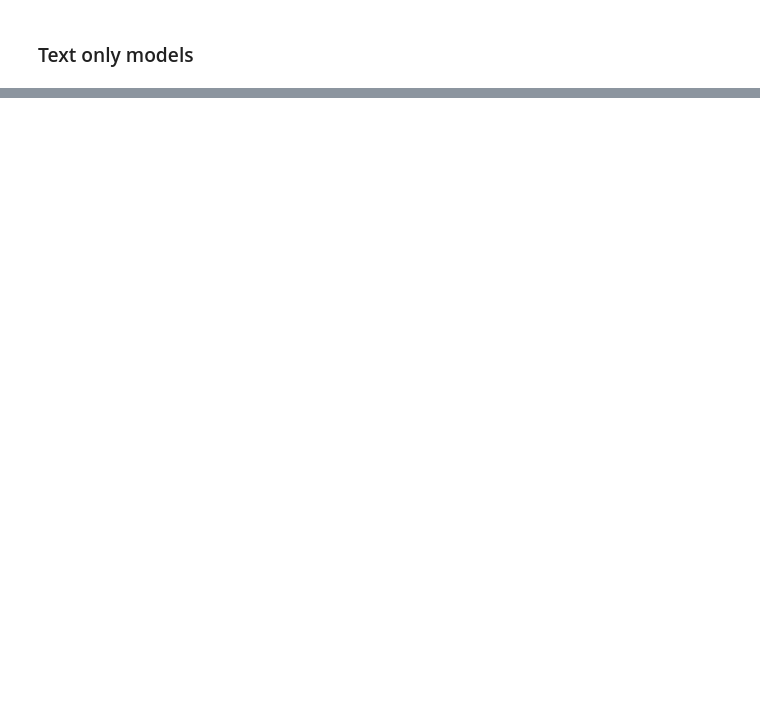
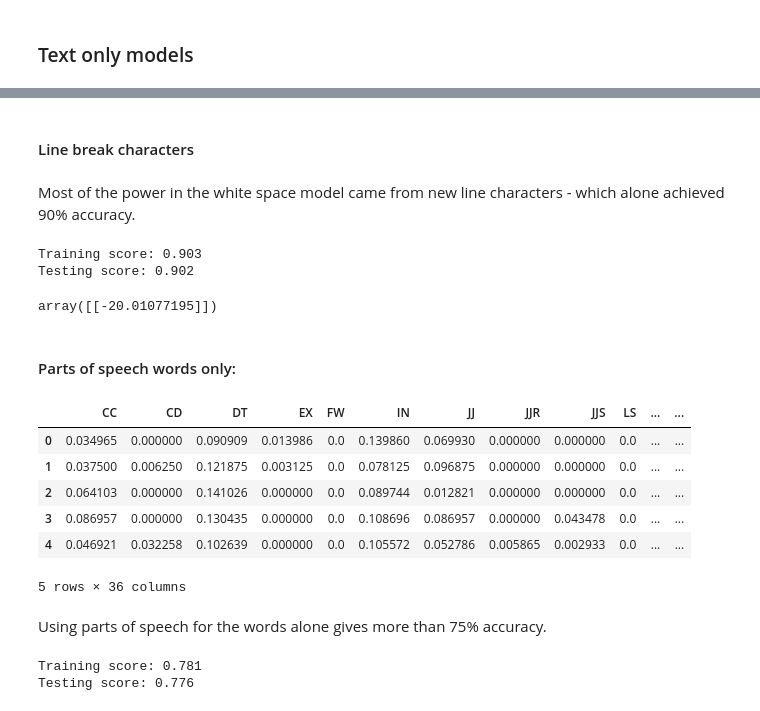
Before and after one commit to stevenlw-porpoise/Reddit-NLP-Classifier, a Jupyter notebook: model.ipynb, the cells around one changed output, grey strips where cells are left out. Drawn from its saved outputs; the diff is of its cells as text; code cells hidden in the pictures; blank space fills up the shorter version.

```diff
--- a/model.ipynb
+++ b/model.ipynb
@@ -194,0 +484,3 @@ New feature ideas
+# %%
+X = df.drop(columns = ['title', 'text', 'auth', 'time', 'subreddit'])
+y = df['subreddit']
@@ -194,0 +516,39 @@ New feature ideas
+# %% [markdown]
+#### Line break characters
+# %% [markdown]
+Most of the power in the white space model came from new line characters - which alone achieved 90% accuracy.
+# %%
+X_lb = X[['new_line_chars']]
+X_lb_train, X_lb_test, y_train, y_test = train_test_split(X_lb, y)
+
+lb_model = LogisticRegression(solver = 'saga', max_iter = 1_000, penalty='none')
+run_model(lb_model, X_lb_train, X_lb_test, y_train, y_test)
+# %% [output]
+Training score: 0.903
+Testing score: 0.902
+# %%
+lb_model.coef_
+# %% [output]
+array([[-20.01077195]])
+# %% [markdown]
+#### Parts of speech words only:
+# %%
+X_pos_words = X.loc[:, 'CC':'WRB']
+X_pos_words.head()
+# %% [output]
+|  | CC | CD | DT | EX | FW | IN | JJ | JJR | JJS | LS | ... | ... |
+| 0 | 0.034965 | 0.000000 | 0.090909 | 0.013986 | 0.0 | 0.139860 | 0.069930 | 0.000000 | 0.000000 | 0.0 | ... | ... |
+| 1 | 0.037500 | 0.006250 | 0.121875 | 0.003125 | 0.0 | 0.078125 | 0.096875 | 0.000000 | 0.000000 | 0.0 | ... | ... |
+| 2 | 0.064103 | 0.000000 | 0.141026 | 0.000000 | 0.0 | 0.089744 | 0.012821 | 0.000000 | 0.000000 | 0.0 | ... | ... |
+| 3 | 0.086957 | 0.000000 | 0.130435 | 0.000000 | 0.0 | 0.108696 | 0.086957 | 0.000000 | 0.043478 | 0.0 | ... | ... |
+| 4 | 0.046921 | 0.032258 | 0.102639 | 0.000000 | 0.0 | 0.105572 | 0.052786 | 0.005865 | 0.002933 | 0.0 | ... | ... |
+5 rows × 36 columns
+# %% [markdown]
+Using parts of speech for the words alone gives more than 75% accuracy.
+# %%
+X_pos_words_train, X_pos_words_test, y_train, y_test = train_test_split(X_pos_words, y)
+pos_words_model = LogisticRegression(solver = 'saga', max_iter=10000, penalty='none')
+run_model(pos_words_model, X_pos_words_train, X_pos_words_test, y_train, y_test)
+# %% [output]
+Training score: 0.781
+Testing score: 0.776
```
Also changed, not shown: parts of 160 cells of this notebook.
